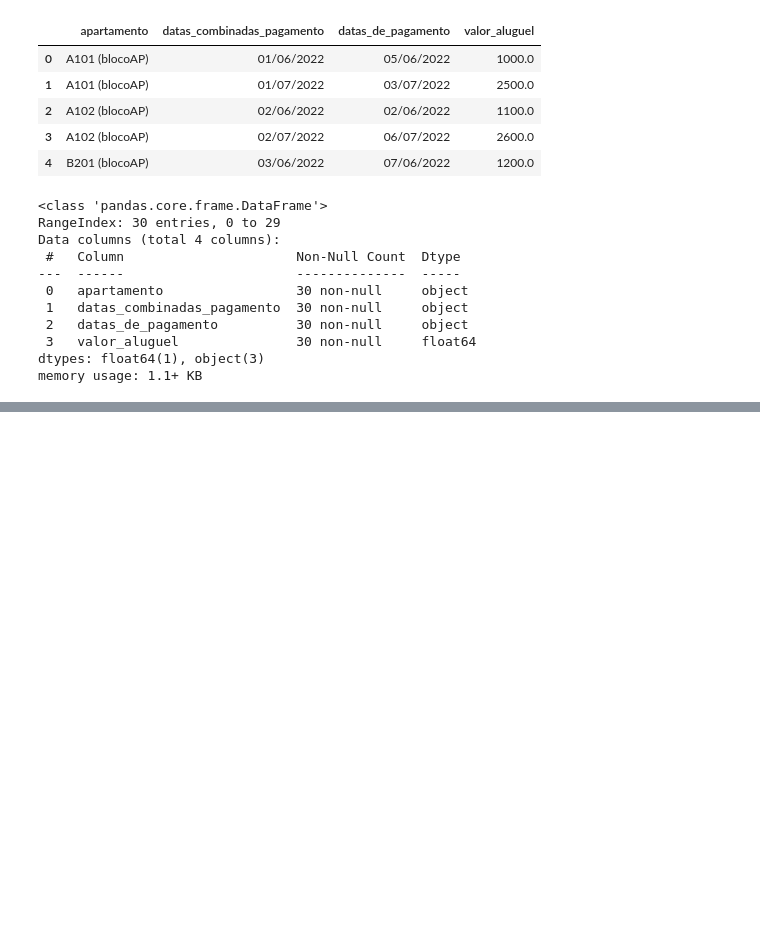
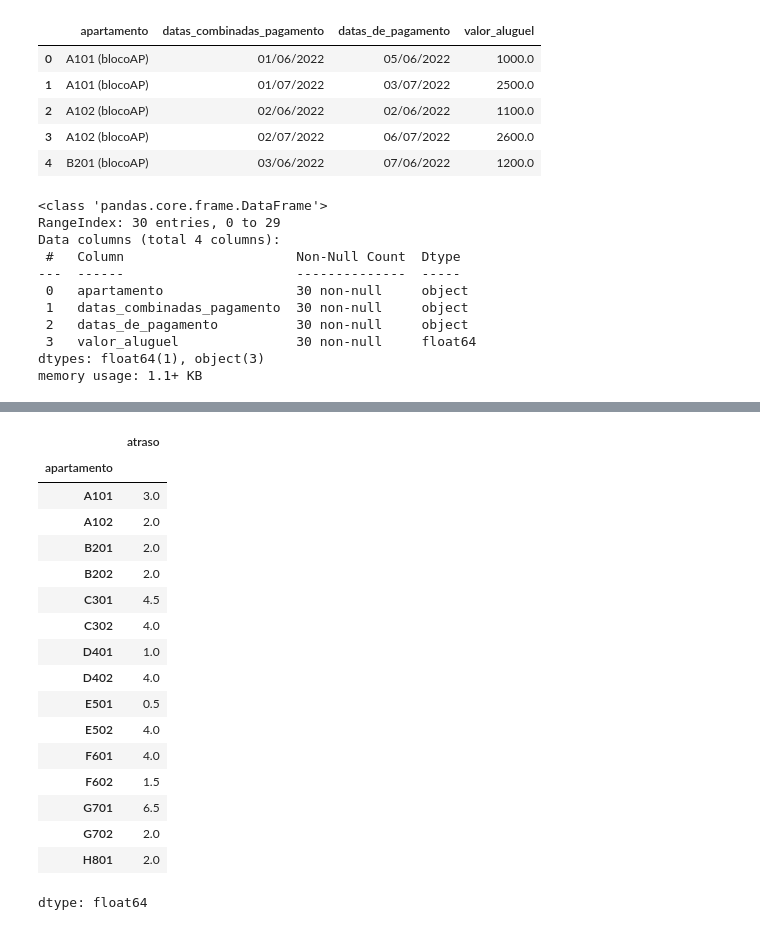
Before and after one commit to AndresCMontejo/Pandas_tratamiento_manipulaci-n_datos, a Jupyter notebook: Proyecto_Desafío_2_Administración_de_Condominios.ipynb, the cells around one changed output, grey strips where cells are left out. Drawn from its saved outputs; the diff is of its cells as text; code cells hidden in the pictures; blank space fills up the shorter version.

```diff
--- a/Proyecto_Desafío_2_Administración_de_Condominios.ipynb
+++ b/Proyecto_Desafío_2_Administración_de_Condominios.ipynb
@@ -110,0 +167,22 @@ memory usage: 1.1+ KB
+# %%
+media_atraso = datos.groupby(['apartamento'])['atraso'].mean()
+media_atraso
+# %% [output]
+|  | atraso |
+| apartamento |  |
+| A101 | 3.0 |
+| A102 | 2.0 |
+| B201 | 2.0 |
+| B202 | 2.0 |
+| C301 | 4.5 |
+| C302 | 4.0 |
+| D401 | 1.0 |
+| D402 | 4.0 |
+| E501 | 0.5 |
+| E502 | 4.0 |
+| F601 | 4.0 |
+| F602 | 1.5 |
+| G701 | 6.5 |
+| G702 | 2.0 |
+| H801 | 2.0 |
+dtype: float64
```
Also changed, not shown: parts of 4 cells of this notebook.
